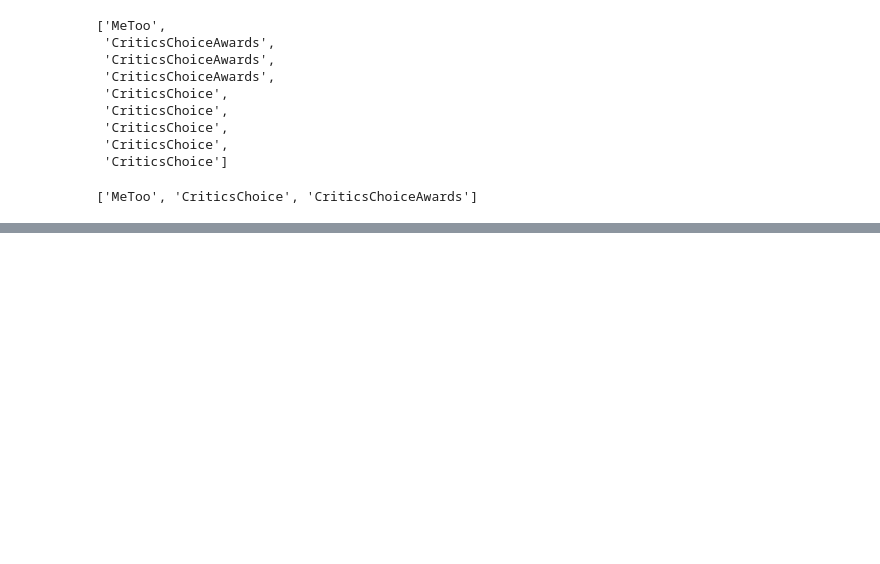
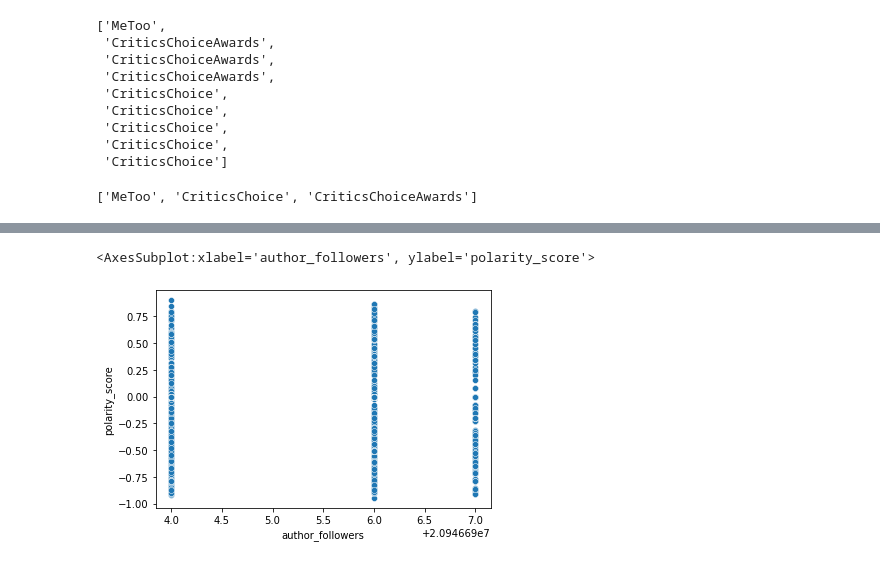
Before and after one commit to damirash/Analysis-of-Tweet_News, a Jupyter notebook: code.ipynb, the cells around one changed output, grey strips where cells are left out. Saved outputs shown, nothing was run; the diff lists cells and outputs as text; code cells hidden in the pictures; blank space fills up the shorter version.

```diff
--- a/code.ipynb
+++ b/code.ipynb
@@ -164,0 +207,2 @@ df.describe()
+# %%
+df1['growth_fllrs'] = - df1["author_followers"].diff()
@@ -164,0 +213,3 @@ df.describe()
+# %%
+df1['sentiment'] = np.where(df1['polarity_score']>0.05, 1,
+                          np.where(df1['polarity_score']< -0.05, -1, 0))
@@ -164,0 +224,5 @@ df.describe()
+# %%
+sns.scatterplot(data=df1, x="author_followers", y="polarity_score")
+# %% [output]
+<AxesSubplot:xlabel='author_followers', ylabel='polarity_score'>
+[figure, added]
```
Also changed, not shown: parts of 31 cells of this notebook.
